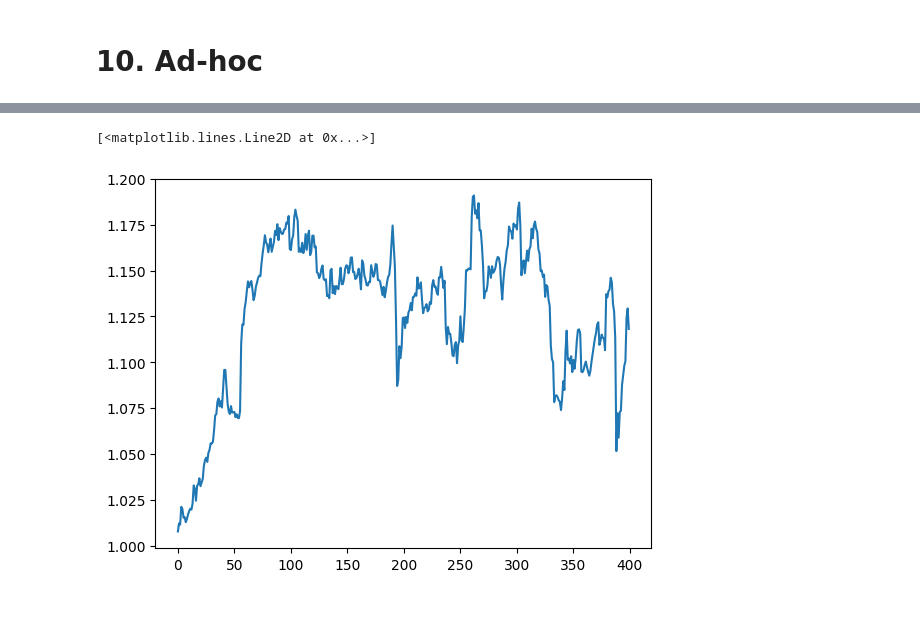
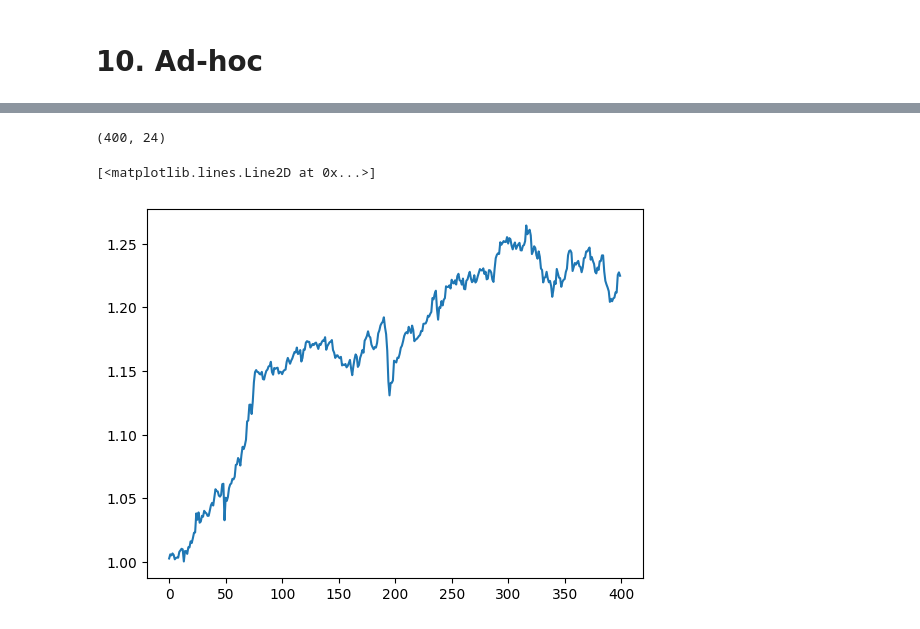
Before and after one commit to DataJakob/BBAN5000-Master-Thesis, a Jupyter notebook: test.ipynb, the cells around one changed output, grey strips where cells are left out. Drawn from its saved outputs; the diff is of its cells as text; code cells hidden in the pictures.

```diff
--- a/test.ipynb
+++ b/test.ipynb
@@ -207,0 +164,3 @@ padded_df
+# %%
+mytest = ret.iloc[int(0.85*len(ret)):].reset_index(drop=True)
+mytest
@@ -208,8 +214,12 @@ padded_df
+# %%
+last_ret  =  mytest.iloc[-400:].reset_index(drop=True)
+last_ret.shape
+# %% [output]
+(400, 24)
 # %%
-alfa = np.array([np.dot(test_set.iloc[i+1], weights.iloc[i]) for i in range(len(test_set)-1)])
+bravo = np.array([np.dot(mpt.iloc[i], last_ret.iloc[i]) for i in range(400)])
-# %%
-import matplotlib.pyplot as plt
-plt.plot(np.cumprod(alfa[-400:]+1))
-# %% [output]
-[<matplotlib.lines.Line2D at 0x...>]
-[figure, removed]
+# %%
+plt.plot(np.cumprod(1+bravo))
+# %% [output]
+[<matplotlib.lines.Line2D at 0x...>]
+[figure, added]
```
Also changed, not shown: parts of 26 cells of this notebook, 26 other files.
